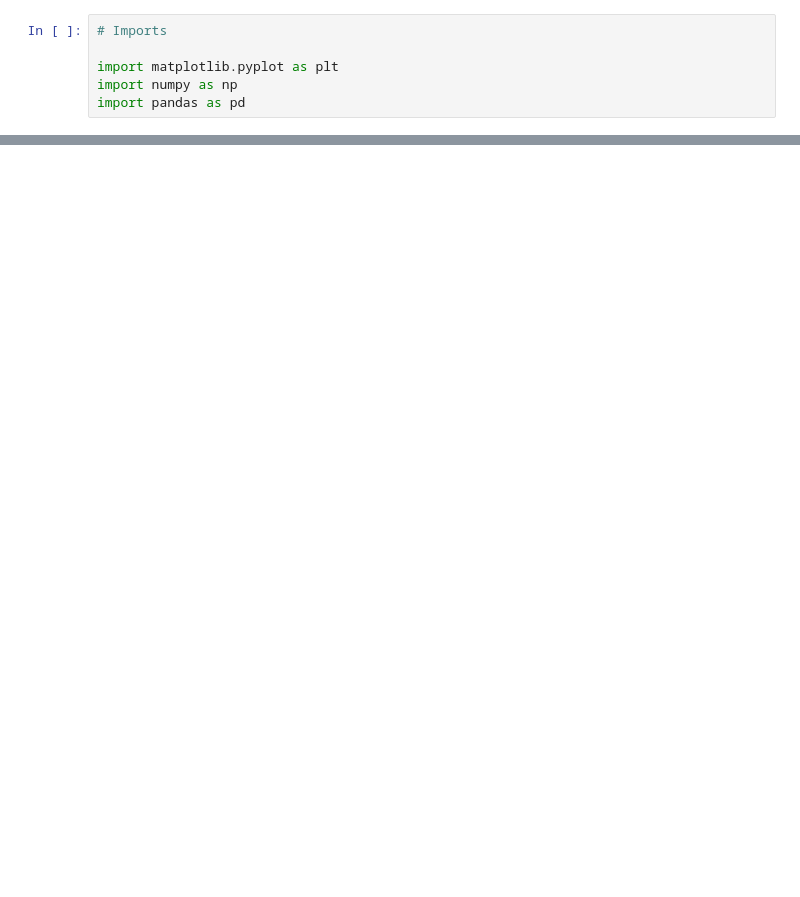
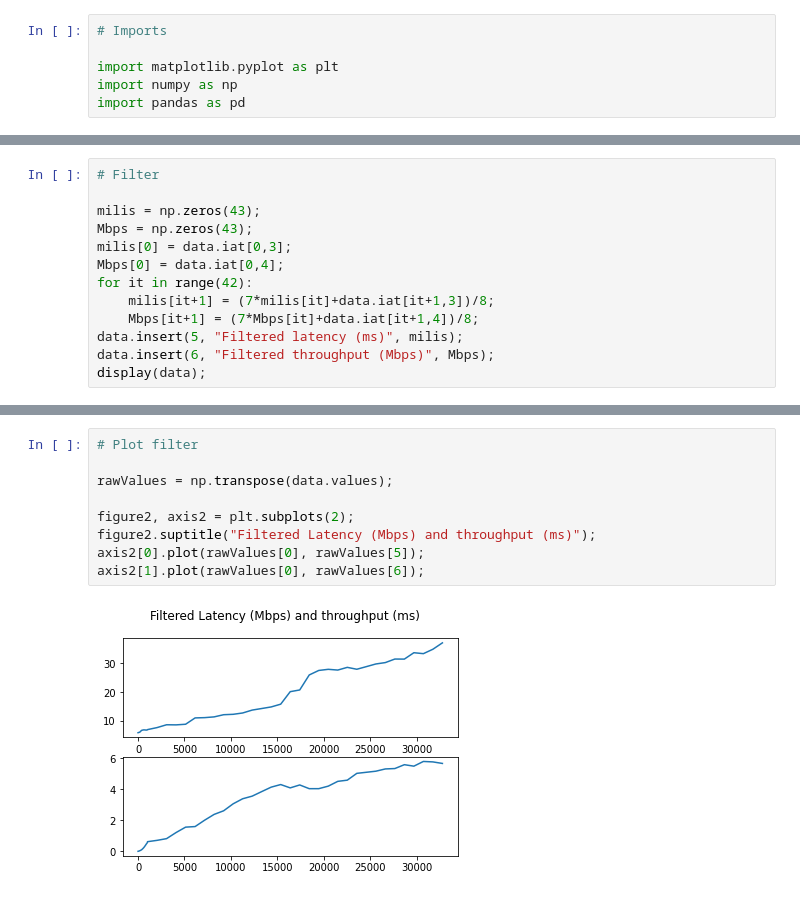
Before and after one commit to Bloq96/tcp_ip_sockets, a Jupyter notebook: TP2/Data.ipynb, the cells around one changed output, grey strips where cells are left out. Drawn from its saved outputs; the diff is of its cells as text; blank space fills up the shorter version.

```diff
--- a/TP2/Data.ipynb
+++ b/TP2/Data.ipynb
@@ -49,0 +48,13 @@ plt.show();
+# %%
+# Filter
+
+milis = np.zeros(43);
+Mbps = np.zeros(43);
+milis[0] = data.iat[0,3];
+Mbps[0] = data.iat[0,4];
+for it in range(42):
+    milis[it+1] = (7*milis[it]+data.iat[it+1,3])/8;
+    Mbps[it+1] = (7*Mbps[it]+data.iat[it+1,4])/8;
+data.insert(5, "Filtered latency (ms)", milis);
+data.insert(6, "Filtered throughput (Mbps)", Mbps);
+display(data);
@@ -49,0 +79,11 @@ plt.show();
+# %%
+# Plot filter
+
+rawValues = np.transpose(data.values);
+
+figure2, axis2 = plt.subplots(2);
+figure2.suptitle("Filtered Latency (Mbps) and throughput (ms)");
+axis2[0].plot(rawValues[0], rawValues[5]);
+axis2[1].plot(rawValues[0], rawValues[6]);
+# %% [output]
+[figure, added]
```
Also changed, not shown: parts of 3 cells of this notebook, 6 other files.
